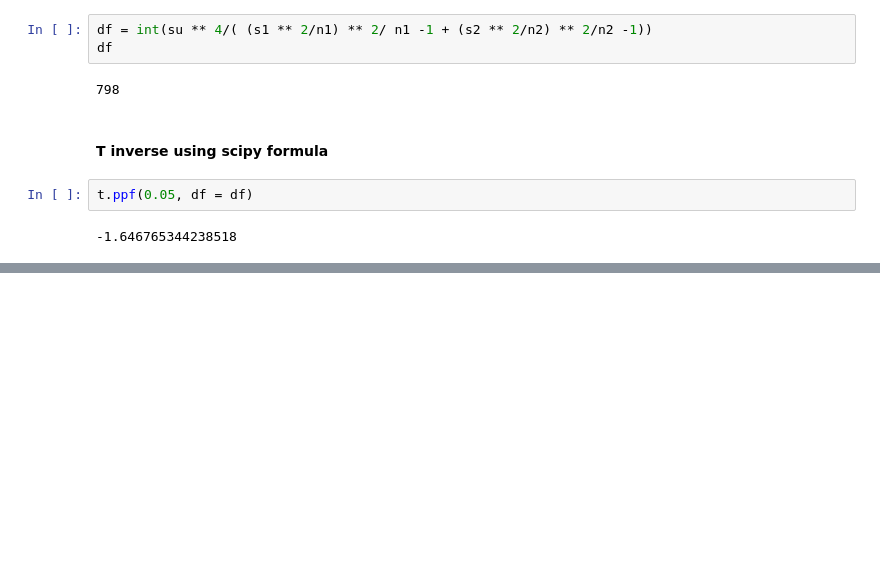
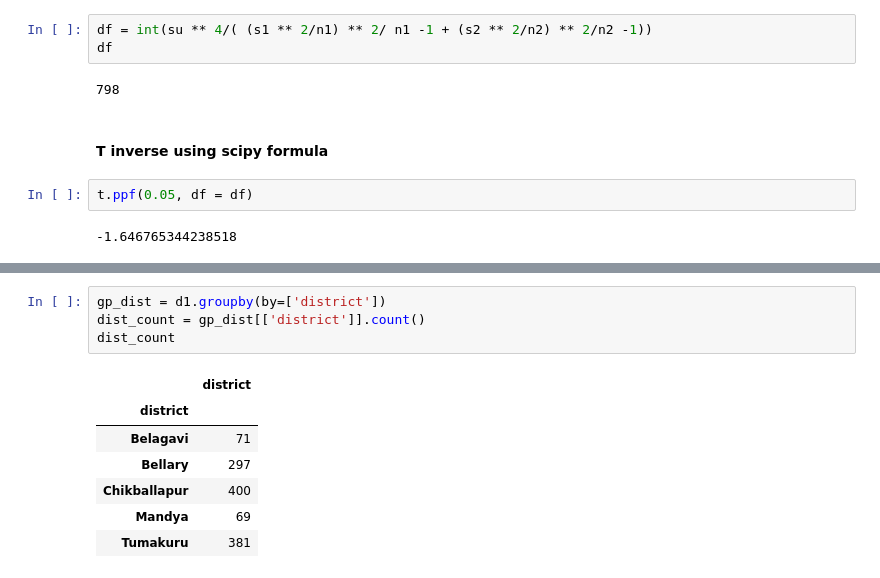
Before and after one commit to anironic/iimb_sericulture_casestudy, a Jupyter notebook: worksheet.ipynb, the cells around one changed output, grey strips where cells are left out. Cells and saved outputs as stored; diff of their text form; blank space fills up the shorter version.

```diff
--- a/worksheet.ipynb
+++ b/worksheet.ipynb
@@ -207,0 +285,12 @@ nan
+# %%
+gp_dist = d1.groupby(by=['district'])
+dist_count = gp_dist[['district']].count()
+dist_count
+# %% [output]
+|  | district |
+| district |  |
+| Belagavi | 71 |
+| Bellary | 297 |
+| Chikballapur | 400 |
+| Mandya | 69 |
+| Tumakuru | 381 |
```
Also changed, not shown: parts of 24 cells of this notebook, 1 other file.
